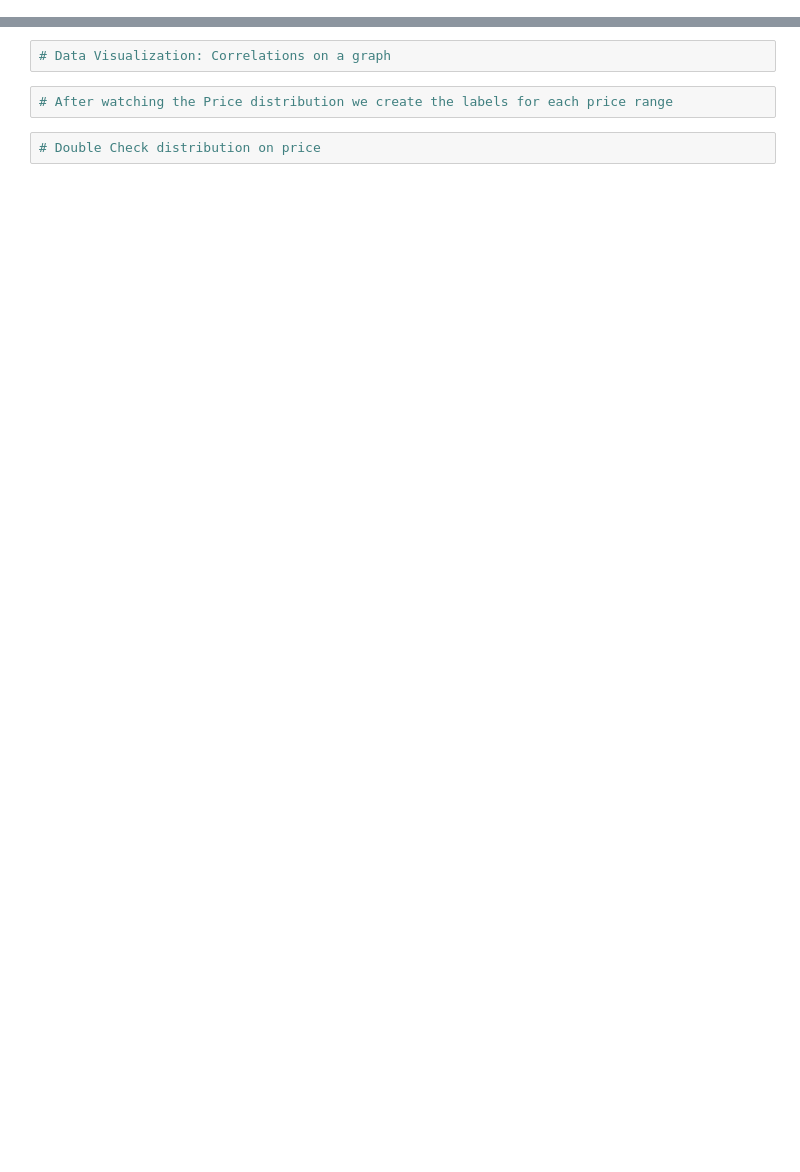
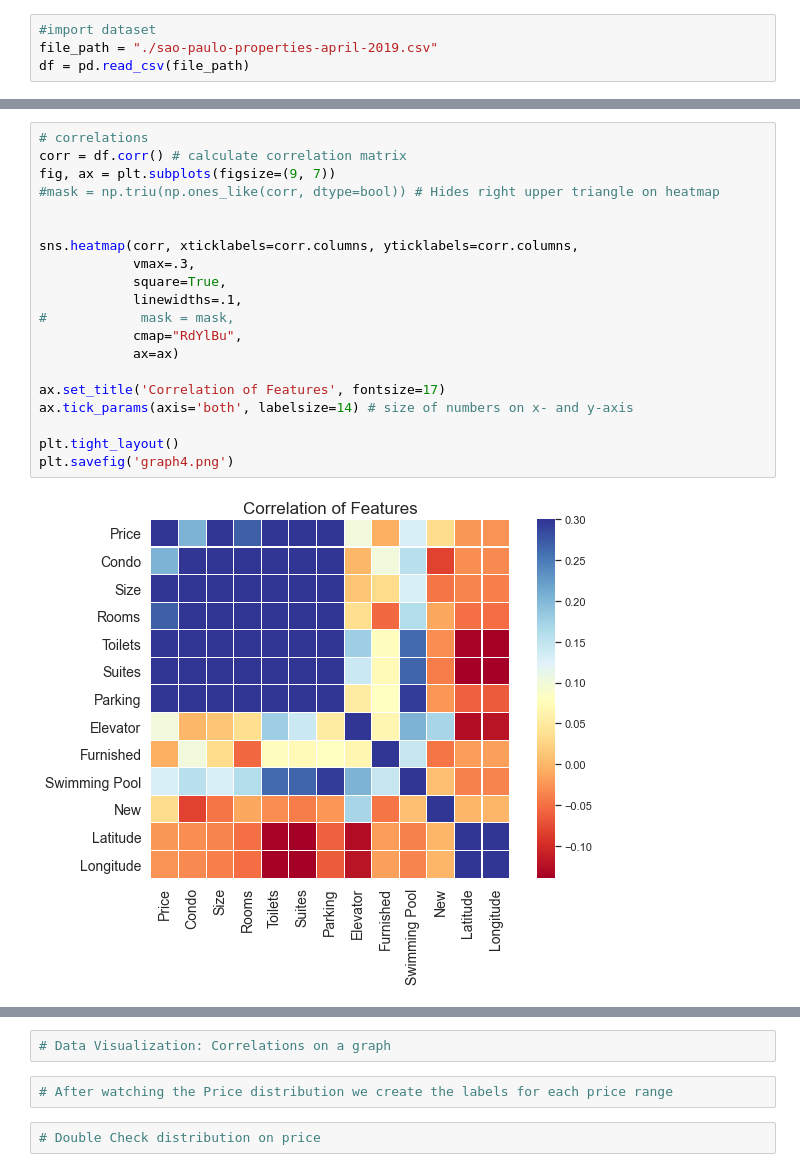
Before and after one commit to danielhp97/BI_Assignment3, a Jupyter notebook: main.ipynb, the cells around one changed output, grey strips where cells are left out. Drawn from its saved outputs; the diff is of its cells as text; blank space fills up the shorter version.

```diff
--- a/main.ipynb
+++ b/main.ipynb
@@ -201,0 +44,4 @@ lon_min = data.loc[data['Longitude'] != 0].min()
+# %%
+#import dataset
+file_path = "./sao-paulo-properties-april-2019.csv"
+df = pd.read_csv(file_path)
@@ -201,0 +99,22 @@ lon_min = data.loc[data['Longitude'] != 0].min()
+# %%
+# correlations
+corr = df.corr() # calculate correlation matrix
+fig, ax = plt.subplots(figsize=(9, 7))
+#mask = np.triu(np.ones_like(corr, dtype=bool)) # Hides right upper triangle on heatmap
+
+
+sns.heatmap(corr, xticklabels=corr.columns, yticklabels=corr.columns,
+            vmax=.3,
+            square=True,
+            linewidths=.1,
+#            mask = mask,
+            cmap="RdYlBu",
+            ax=ax)
+
+ax.set_title('Correlation of Features', fontsize=17)
+ax.tick_params(axis='both', labelsize=14) # size of numbers on x- and y-axis
+
+plt.tight_layout()
+plt.savefig('graph4.png')
+# %% [output]
+[figure, added]
```
Also changed, not shown: parts of 47 cells of this notebook, 2 other files.
